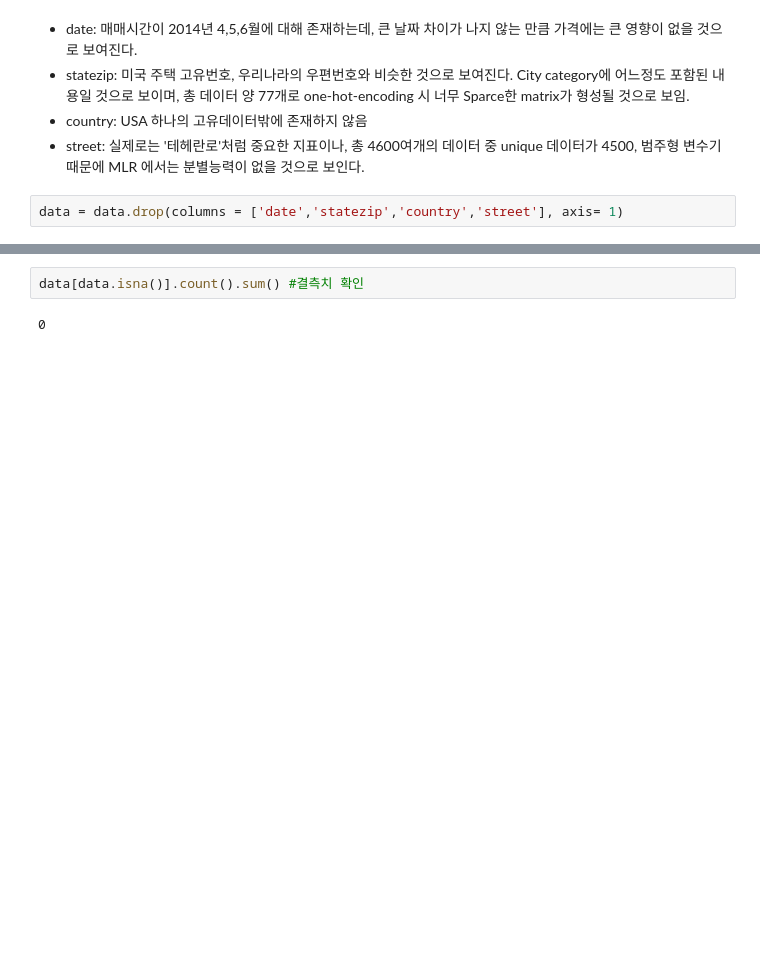
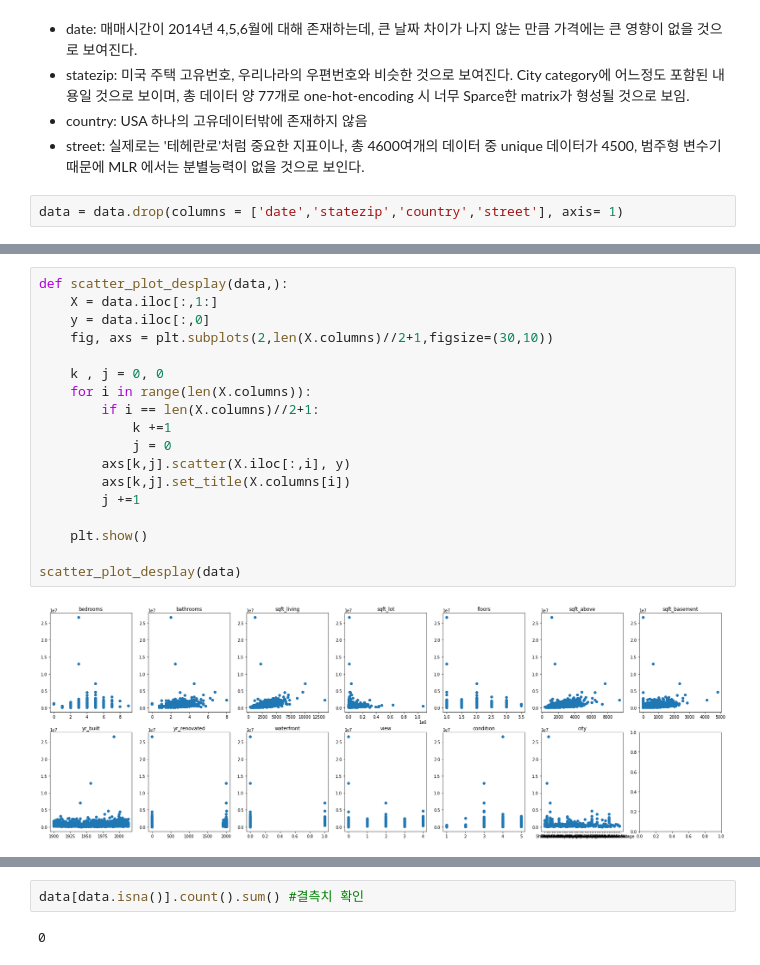
Before and after one commit to umkiyoung/MultivariateAnalysis, a Jupyter notebook: Assignments/Assignment_1/MLR.ipynb, the cells around one changed output, grey strips where cells are left out. Cells and saved outputs as stored; diff of their text form; blank space fills up the shorter version.

```diff
--- a/Assignments/Assignment_1/MLR.ipynb
+++ b/Assignments/Assignment_1/MLR.ipynb
@@ -120,0 +179,20 @@ sns.heatmap(corr, xticklabels=corr.columns, yticklabels=corr.columns)
+# %%
+def scatter_plot_desplay(data,):
+    X = data.iloc[:,1:]
+    y = data.iloc[:,0]
+    fig, axs = plt.subplots(2,len(X.columns)//2+1,figsize=(30,10))
+
+    k , j = 0, 0
+    for i in range(len(X.columns)):
+        if i == len(X.columns)//2+1:
+            k +=1
+            j = 0
+        axs[k,j].scatter(X.iloc[:,i], y)
+        axs[k,j].set_title(X.columns[i])
+        j +=1
+
+    plt.show()
+
+scatter_plot_desplay(data)
+# %% [output]
+[figure, added]
```
Also changed, not shown: parts of 39 cells of this notebook, 3 other files.
